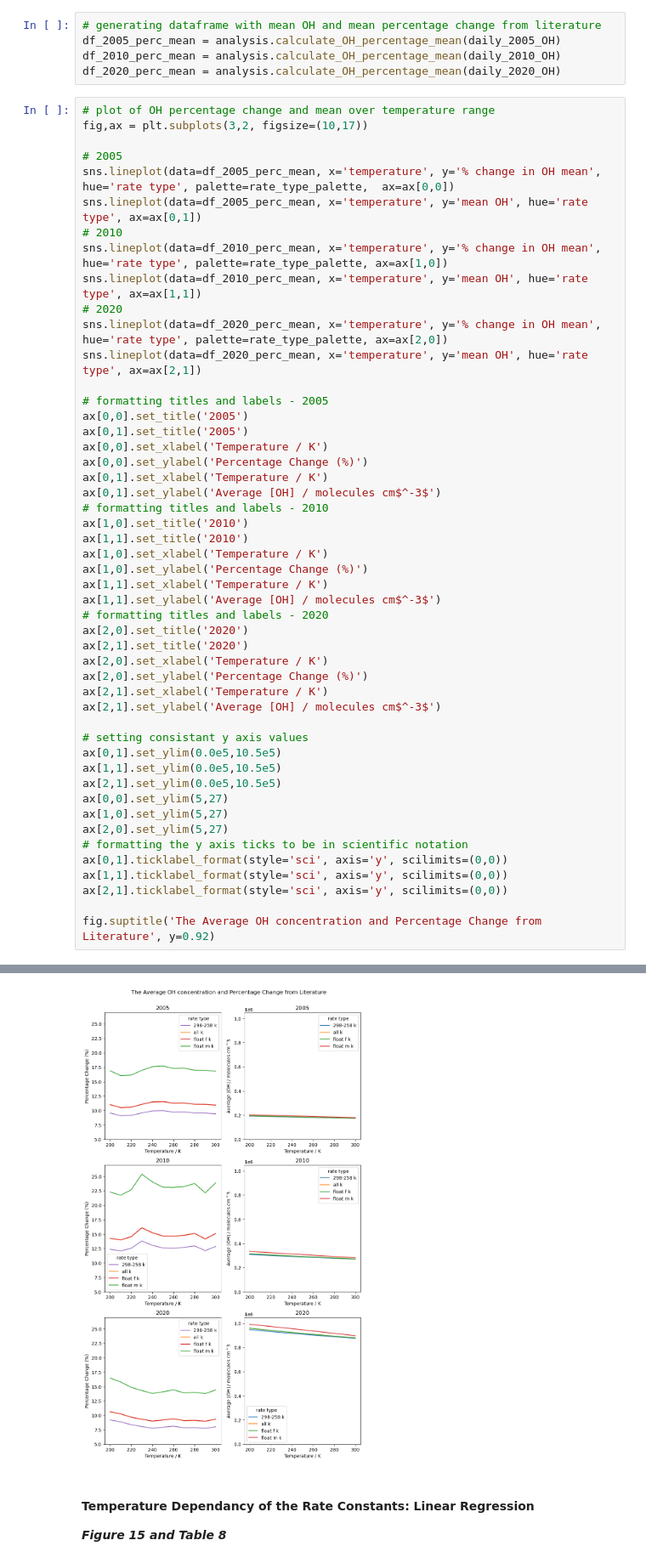
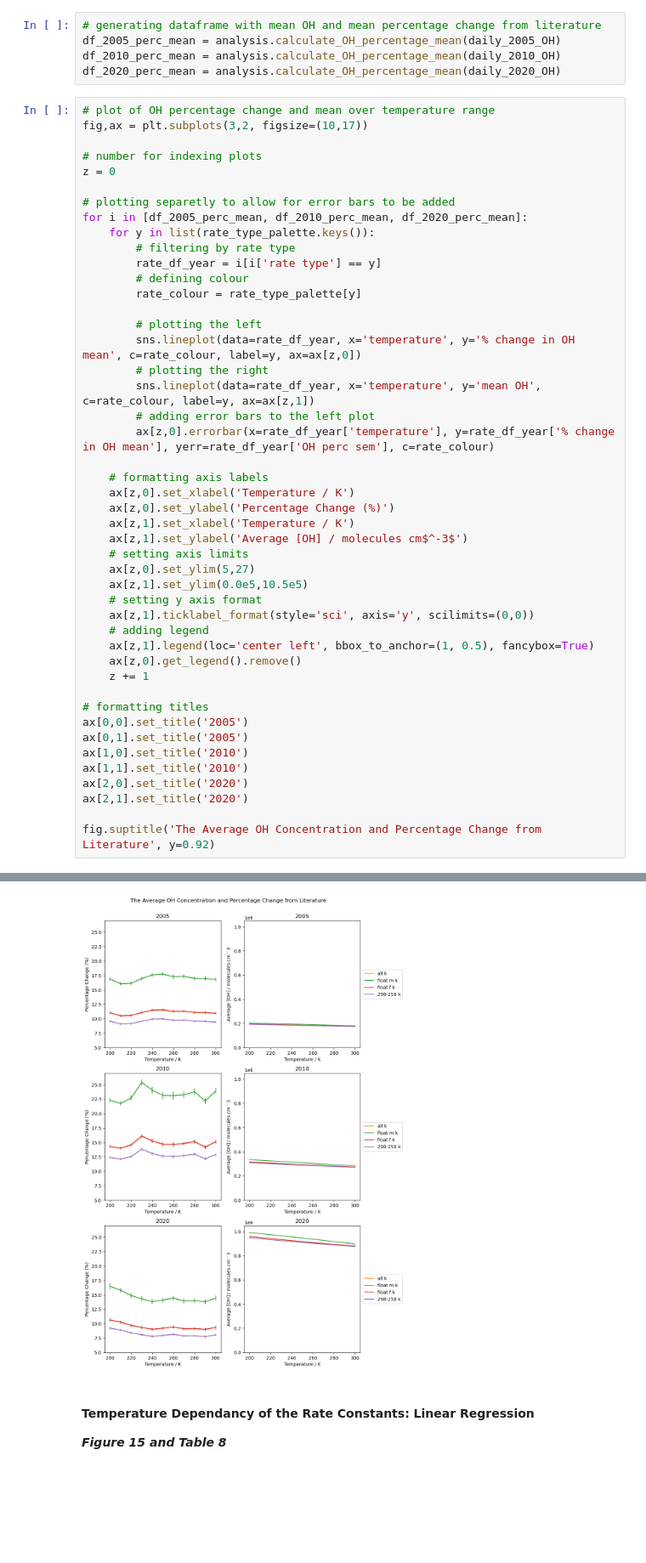
Before and after one commit to annie2234/A-K-OHNO-Thesis, a Jupyter notebook: Analysis.ipynb, the cells around one changed output, grey strips where cells are left out. Shown at 85% size. Cells and saved outputs as stored; diff of their text form; blank space fills up the shorter version.

```diff
--- a/Analysis.ipynb
+++ b/Analysis.ipynb
@@ -414,49 +418,46 @@ df_2020_perc_mean = analysis.calculate_OH_percentage_mean(daily_2020_OH)
 # plot of OH percentage change and mean over temperature range
 fig,ax = plt.subplots(3,2, figsize=(10,17))
 
-# 2005
-sns.lineplot(data=df_2005_perc_mean, x='temperature', y='% change in OH mean', hue='rate type', palette=rate_type_palette,  ax=ax[0,0])
-sns.lineplot(data=df_2005_perc_mean, x='temperature', y='mean OH', hue='rate type', ax=ax[0,1])
-# 2010
-sns.lineplot(data=df_2010_perc_mean, x='temperature', y='% change in OH mean', hue='rate type', palette=rate_type_palette, ax=ax[1,0])
-sns.lineplot(data=df_2010_perc_mean, x='temperature', y='mean OH', hue='rate type', ax=ax[1,1])
-# 2020
-sns.lineplot(data=df_2020_perc_mean, x='temperature', y='% change in OH mean', hue='rate type', palette=rate_type_palette, ax=ax[2,0])
-sns.lineplot(data=df_2020_perc_mean, x='temperature', y='mean OH', hue='rate type', ax=ax[2,1])
+# number for indexing plots
+z = 0
 
-# formatting titles and labels - 2005
+# plotting separetly to allow for error bars to be added
+for i in [df_2005_perc_mean, df_2010_perc_mean, df_2020_perc_mean]:
+    for y in list(rate_type_palette.keys()):
+        # filtering by rate type
+        rate_df_year = i[i['rate type'] == y]
+        # defining colour
+        rate_colour = rate_type_palette[y]
+
+        # plotting the left
+        sns.lineplot(data=rate_df_year, x='temperature', y='% change in OH mean', c=rate_colour, label=y, ax=ax[z,0])
+        # plotting the right
+        sns.lineplot(data=rate_df_year, x='temperature', y='mean OH', c=rate_colour, label=y, ax=ax[z,1])
+        # adding error bars to the left plot
+        ax[z,0].errorbar(x=rate_df_year['temperature'], y=rate_df_year['% change in OH mean'], yerr=rate_df_year['OH perc sem'], c=rate_colour)
+
+    # formatting axis labels
+    ax[z,0].set_xlabel('Temperature / K')
+    ax[z,0].set_ylabel('Percentage Change (%)')
+    ax[z,1].set_xlabel('Temperature / K')
+    ax[z,1].set_ylabel('Average [OH] / molecules cm$^-3$')
+    # setting axis limits
+    ax[z,0].set_ylim(5,27)
+    ax[z,1].set_ylim(0.0e5,10.5e5)
+    # setting y axis format
+    ax[z,1].ticklabel_format(style='sci', axis='y', scilimits=(0,0))
+    # adding legend
+    ax[z,1].legend(loc='center left', bbox_to_anchor=(1, 0.5), fancybox=True)
+    ax[z,0].get_legend().remove()
+    z += 1
+
+# formatting titles
 ax[0,0].set_title('2005')
 ax[0,1].set_title('2005')
-ax[0,0].set_xlabel('Temperature / K')
-ax[0,0].set_ylabel('Percentage Change (%)')
-ax[0,1].set_xlabel('Temperature / K')
-ax[0,1].set_ylabel('Average [OH] / molecules cm$^-3$')
-# formatting titles and labels - 2010
 ax[1,0].set_title('2010')
 ax[1,1].set_title('2010')
-ax[1,0].set_xlabel('Temperature / K')
-ax[1,0].set_ylabel('Percentage Change (%)')
-ax[1,1].set_xlabel('Temperature / K')
-ax[1,1].set_ylabel('Average [OH] / molecules cm$^-3$')
-# formatting titles and labels - 2020
 ax[2,0].set_title('2020')
 ax[2,1].set_title('2020')
-ax[2,0].set_xlabel('Temperature / K')
-ax[2,0].set_ylabel('Percentage Change (%)')
-ax[2,1].set_xlabel('Temperature / K')
-ax[2,1].set_ylabel('Average [OH] / molecules cm$^-3$')
 
-# setting consistant y axis values
-ax[0,1].set_ylim(0.0e5,10.5e5)
-ax[1,1].set_ylim(0.0e5,10.5e5)
-ax[2,1].set_ylim(0.0e5,10.5e5)
-ax[0,0].set_ylim(5,27)
-ax[1,0].set_ylim(5,27)
-ax[2,0].set_ylim(5,27)
-# formatting the y axis ticks to be in scientific notation
-ax[0,1].ticklabel_format(style='sci', axis='y', scilimits=(0,0))
-ax[1,1].ticklabel_format(style='sci', axis='y', scilimits=(0,0))
-ax[2,1].ticklabel_format(style='sci', axis='y', scilimits=(0,0))
-
-fig.suptitle('The Average OH concentration and Percentage Change from Literature', y=0.92)
+fig.suptitle('The Average OH Concentration and Percentage Change from Literature', y=0.92)
 # %% [output]
@@ -464,4 +465,4 @@ Text(0.5, 0.92, 'The Average OH concentration and Percentage Change from Literat
-[figure, old version]
+[figure, new version]
 # %% [markdown]
 #### Temperature Dependancy of the Rate Constants: Linear Regression
 __*Figure 15 and Table 8*__
```
Also changed, not shown: parts of 53 cells of this notebook, 5 other files.
